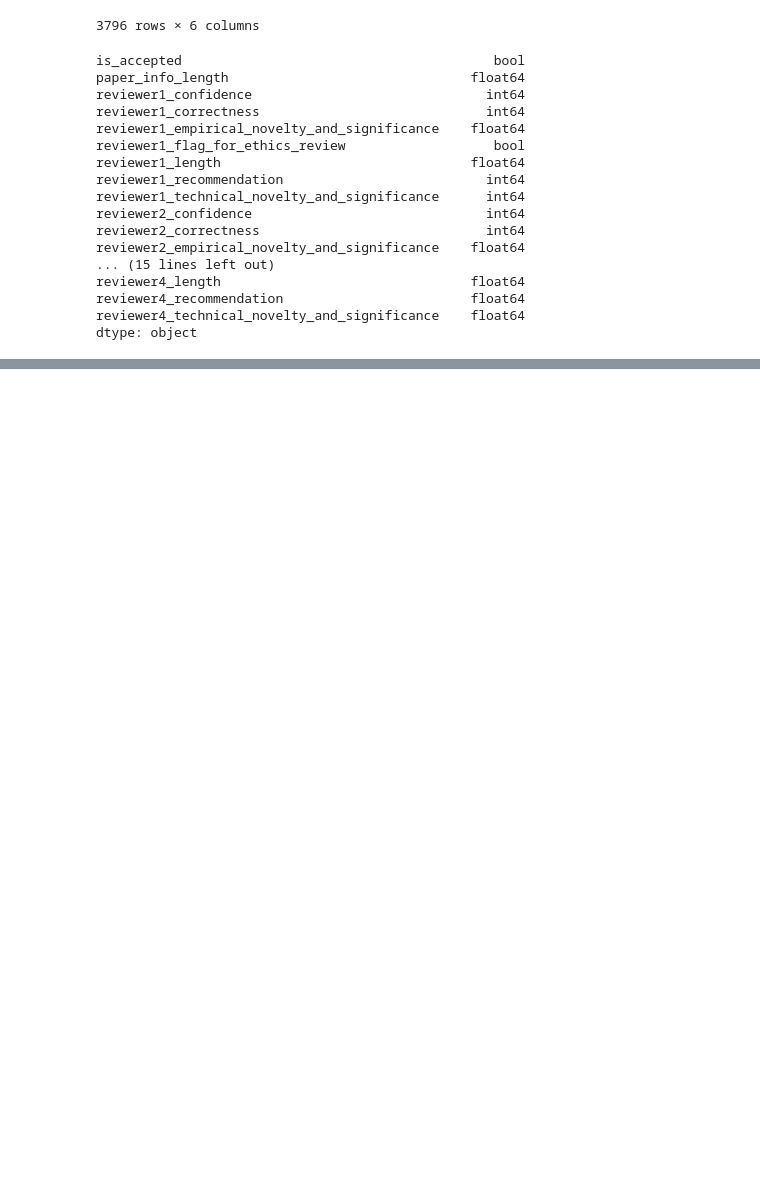
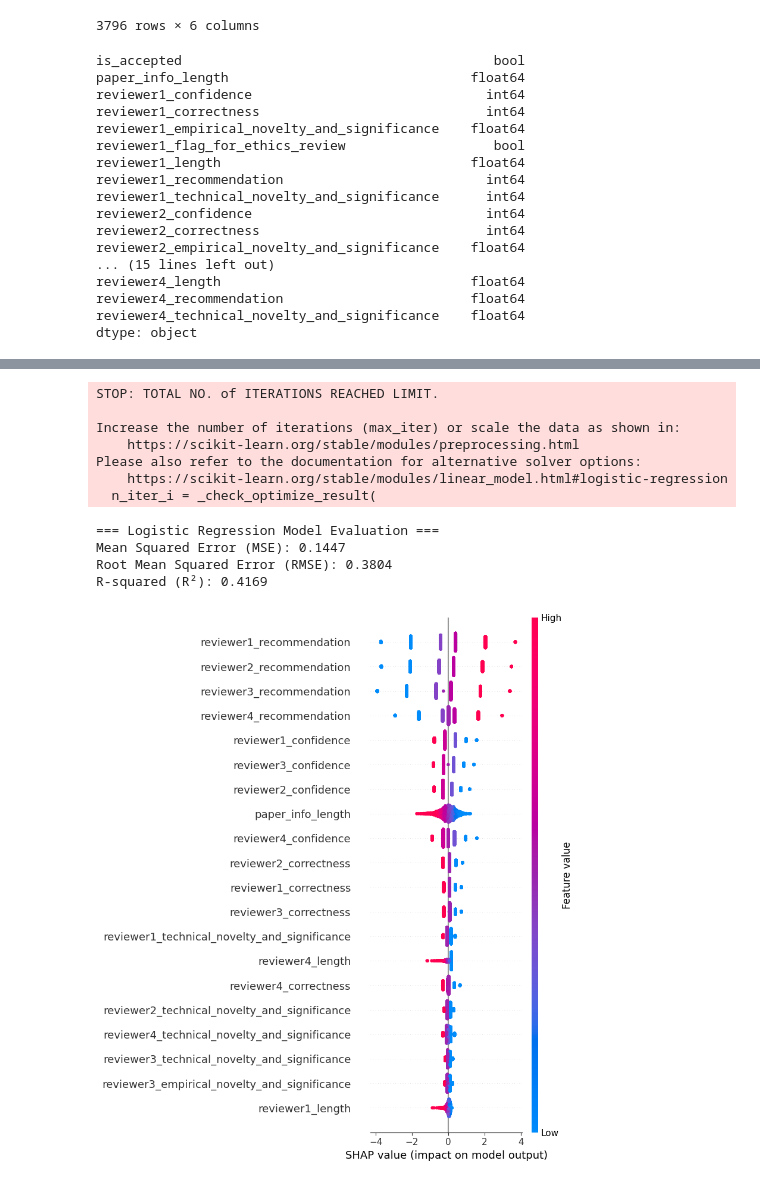
Before and after one commit to halilfarukkaragoz/data-literacy-group16, a Jupyter notebook: data_analysis/feature-importance.ipynb, the cells around one changed output, grey strips where cells are left out. Cells and saved outputs as stored; diff of their text form; code cells hidden in the pictures; blank space fills up the shorter version.

Commit message:
add more models

```diff
--- a/data_analysis/feature-importance.ipynb
+++ b/data_analysis/feature-importance.ipynb
@@ -218,0 +183,44 @@ shap.summary_plot(shap_values, X_train)
+# %%
+import shap
+import numpy as np
+from sklearn.linear_model import LogisticRegression
+from sklearn.metrics import mean_squared_error, r2_score
+
+# Initialize the Logistic Regression model
+model = LogisticRegression()
+
+# Train the model
+model.fit(X_train, y_train)
+
+# Make predictions on the test set
+y_pred = model.predict(X_test)
+
+# Evaluate the model
+mse = mean_squared_error(y_test, y_pred)
+rmse = np.sqrt(mse)
+r2 = r2_score(y_test, y_pred)
+
+print("=== Logistic Regression Model Evaluation ===")
+print(f"Mean Squared Error (MSE): {mse:.4f}")
+print(f"Root Mean Squared Error (RMSE): {rmse:.4f}")
+print(f"R-squared (R²): {r2:.4f}")
+
+# Create SHAP explainer for the Logistic Regression model
+explainer = shap.Explainer(model, X_train)
+shap_values = explainer(X_train)
+
+# Visualize SHAP values
+shap.summary_plot(shap_values, X_train)
+# %% [output]
+STOP: TOTAL NO. of ITERATIONS REACHED LIMIT.
+
+Increase the number of iterations (max_iter) or scale the data as shown in:
+    https://scikit-learn.org/stable/modules/preprocessing.html
+Please also refer to the documentation for alternative solver options:
+    https://scikit-learn.org/stable/modules/linear_model.html#logistic-regression
+  n_iter_i = _check_optimize_result(
+=== Logistic Regression Model Evaluation ===
+Mean Squared Error (MSE): 0.1447
+Root Mean Squared Error (RMSE): 0.3804
+R-squared (R²): 0.4169
+[figure, added]
```
Also changed, not shown: parts of 9 cells of this notebook.
